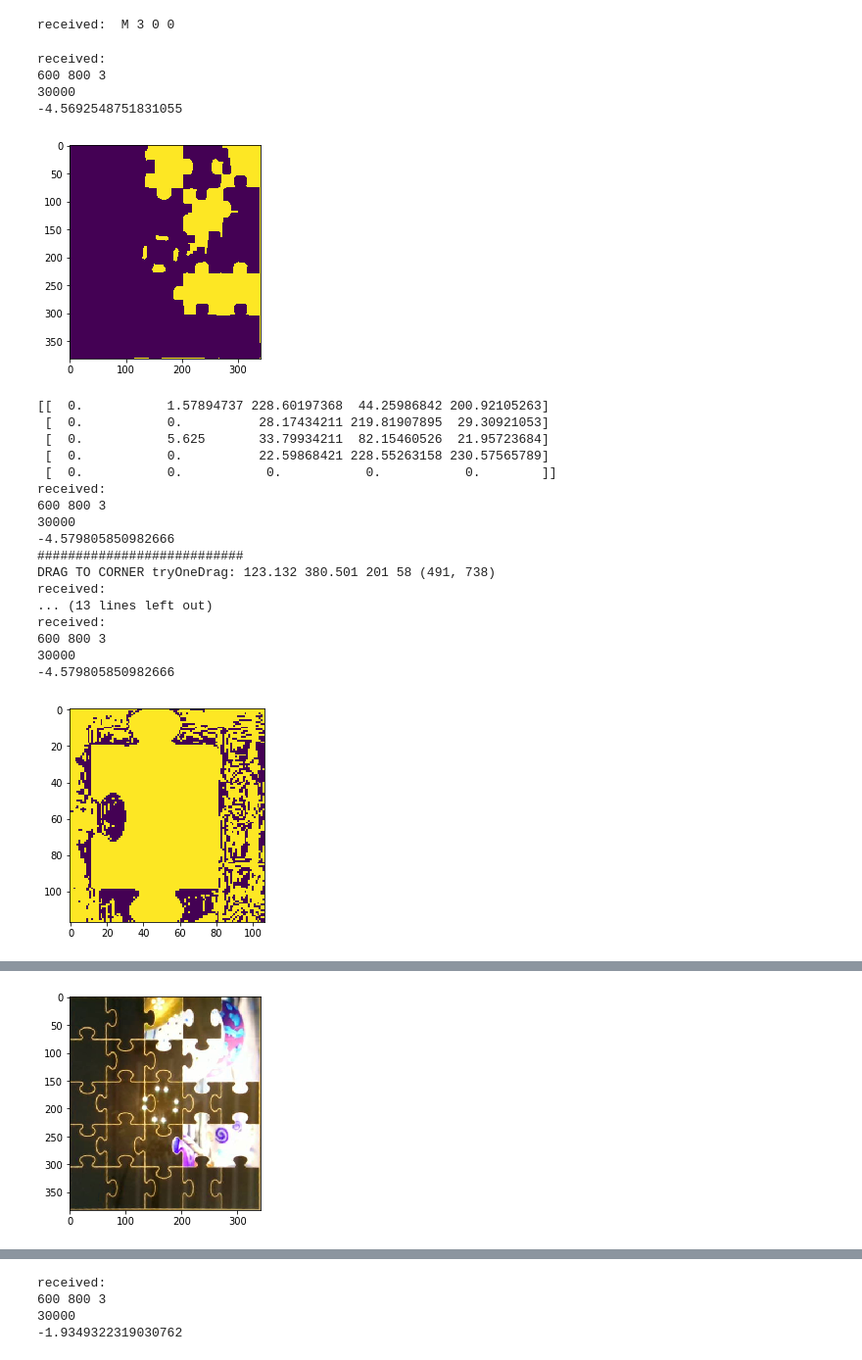
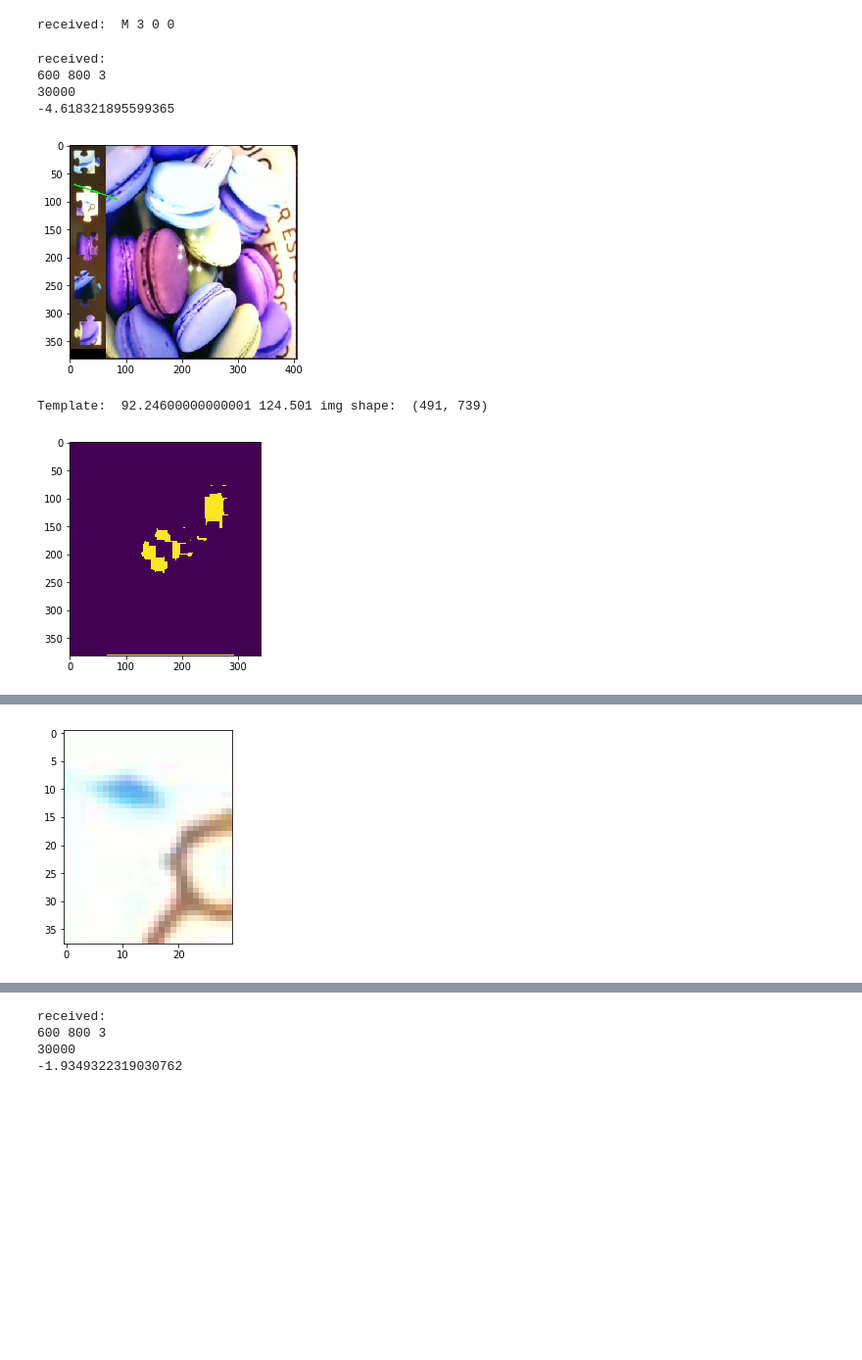
Before and after one commit to yangcyself/JagsawCambot, a Jupyter notebook: pyCyberCtl/Playgame.ipynb, the cells around one changed output, grey strips where cells are left out. Shown at 98% size. Cells and saved outputs as stored; diff of their text form; code cells hidden in the pictures; blank space fills up the shorter version.

```diff
--- a/pyCyberCtl/Playgame.ipynb
+++ b/pyCyberCtl/Playgame.ipynb
@@ -298,3 +426,7 @@ ply.tryOneDrag(430,440, 420,200,ply.sourceimg.shape[:2])
 #cli.takAction(1,45,10)
 # %% [output]
 AttributeError: 'NoneType' object has no attribute 'shape'
+# %%
+img = ply.getOneShot() # whole screen before move
+target = cutout_target(img)
+a= ply.DragToCorner(target.shape[:2],img.shape[:2],None,4,4)
@@ -323,7 +473,7 @@ received:
 (10.0, 255.0, 0)
 received:  M 1 0 0
 # %%
-def DragToCorner(ply,tempPos = None):
+def DragToCorner(ply,sor_shape,img_shape,tempPos = None,ex = 0, ey = 0):
     img = ply.getOneShot()
     target = cutout_target(img)
     if(tempPos is None):
@@ -336,11 +486,12 @@ def DragToCorner(ply,tempPos = None):
     # shift from the corner to the middle of the template
     x0,y0 = x0+10+20, y0+30
 
-    x,y = int(img.shape[1]*0.273), int(img.shape[0]*0.120)
+#     x,y = int(img.shape[1]*0.273), int(img.shape[0]*0.120)
+    x = int(ex*sor_shape[1]/5) + int(img_shape[1]*0.273)
+    y = int(ey*sor_shape[0]/5) + int(img_shape[0]*0.120)
     print("###########################")
     print("DRAG TO CORNER tryOneDrag:",x0,y0,x,y,img.shape[:2])
     return ply.tryOneDrag(x0,y0,x,y,img.shape[:2],shot = True,back = False,roundAbout = (x+20,y0))
-
 # img = DragToCorner(ply)
 # %%
 # ply.movetoImg(180+20,57+40, [479,730])
@@ -398,23 +549,27 @@ def playOneStep(ply):
     img = ply.getOneShot() # whole screen before move
     target = cutout_target(img.copy())
 
-#     (x0,y0), scores = old_matching(ply.sourceimg.copy(),img.copy(),mode = "match",debug = True)
-#     print("Template: ",x0,y0,"img shape: ", img.shape[:2])
+    (x0,y0), scores = old_matching(ply.sourceimg.copy(),img.copy(),mode = "match",debug = True)
+    print("Template: ",x0,y0,"img shape: ", img.shape[:2])
     #应该还需要10-20的调整
     #为什么有时候会出现不停止直接走然后图像出现异常的情况
     possible = findEmpty(ply.emptyimg,target,mode = "debug")
-    moved_template = DragToCorner(ply) # screen after the template is moved to corner
-
-    template = find_template(moved_template,img)
-#     plt.imshow(template)
-#     plt.show()
-#     plt.imshow(ply.sourceimg)
-#     plt.show()
+    ey = np.argmax(scores)//5
+    ex = np.argmax(scores)%5
+    while(not possible[ey][ex]):
+        scores[ey][ex] = -1
+        ey = np.argmax(scores)//5
+        ex = np.argmax(scores)%5
+    print("###EX,EY####",ex,ey)
+    moved_template = DragToCorner(ply,target.shape[:2],img.shape[:2],(x0,y0),ex,ey) # screen after the template is moved to corner
+#     global tmpcount
+#     cv2.imwrite("tmpMovedTemplate%d.png"%tmpcount,moved_template)
+#     cv2.imwrite("tmpSourceImg%d.png"%tmpcount,img)
+#     tmpcount += 1
+    template = find_template(moved_template,img,ex,ey)
+    plt.imshow(template)
+    plt.show()
     source = cutout_target(ply.sourceimg)
-    global tmpcount
-    cv2.imwrite("tmpTemplate%d.png"%tmpcount,template)
-    cv2.imwrite("tmpSource%d.png"%tmpcount,source)
-    tmpcount += 1
     scores = matching(source,template)
 #     print("Rx,RY",rx,ry)
 #     rx,ry = min(4,rx),min(4,ry)
@@ -424,53 +579,37 @@ def playOneStep(ply):
     initial_num = possible.sum()
     print("possible:", possible)
     print("scores:",scores)
-    ex,ey = 0,0 # the point to check the correctness
-    scores[0][0] = -1
+#     ex,ey = 0,0 # the point to check the correctness
+    scores[ey][ex] = -1
     triedCount = 0
     while(possible.sum()>0):
         y = np.argmax(scores)//5 # x => i
         x = np.argmax(scores)%5
         print("DRAG TO: ",x,y)
         scores[y][x]=-1
         if(not possible[y][x] ): # we don't have to move to 0,0, we just check it in the next round
             continue
         possible[y][x] = False
 
         timg = dragToGrid(ply,ex,ey,x,y,target.shape[:2],img.shape[:2],shot=True, back = False)
         timg = cutout_target(timg)
 #         print("Tries To Drag:",x0,y0,x,y)
 
         triedCount += 1
 
         plt.imshow(timg)
         plt.show()
         empty = findEmpty(ply.emptyimg,timg,mode = "debug")
         print("TRIED:", triedCount )
-        if(not empty[ey][ex]):
+        if(not empty[ey][ex] or empty[y][x]):
             break
         ex,ey = x,y
 playOneStep(ply)
 # %% [output]
 received:
 600 800 3
 30000
--4.5692548751831055
+-4.618321895599365
-[figure, old version]
+[figure, new version]
-[[  0.           1.57894737 228.60197368  44.25986842 200.92105263]
- [  0.           0.          28.17434211 219.81907895  29.30921053]
- [  0.           5.625       33.79934211  82.15460526  21.95723684]
- [  0.           0.          22.59868421 228.55263158 230.57565789]
- [  0.           0.           0.           0.           0.        ]]
-received:
-600 800 3
-30000
--4.579805850982666
-###########################
-DRAG TO CORNER tryOneDrag: 123.132 380.501 201 58 (491, 738)
-received:
-... (13 lines left out)
-received:
-600 800 3
-30000
--4.579805850982666
+Template:  92.24600000000001 124.501 img shape:  (491, 739)
-[figure, old version]
+[figure, new version]
@@ -494 +633 @@ received:
-[figure, old version]
+[figure, new version]
```
Also changed, not shown: parts of 12 cells of this notebook, 5 other files.
